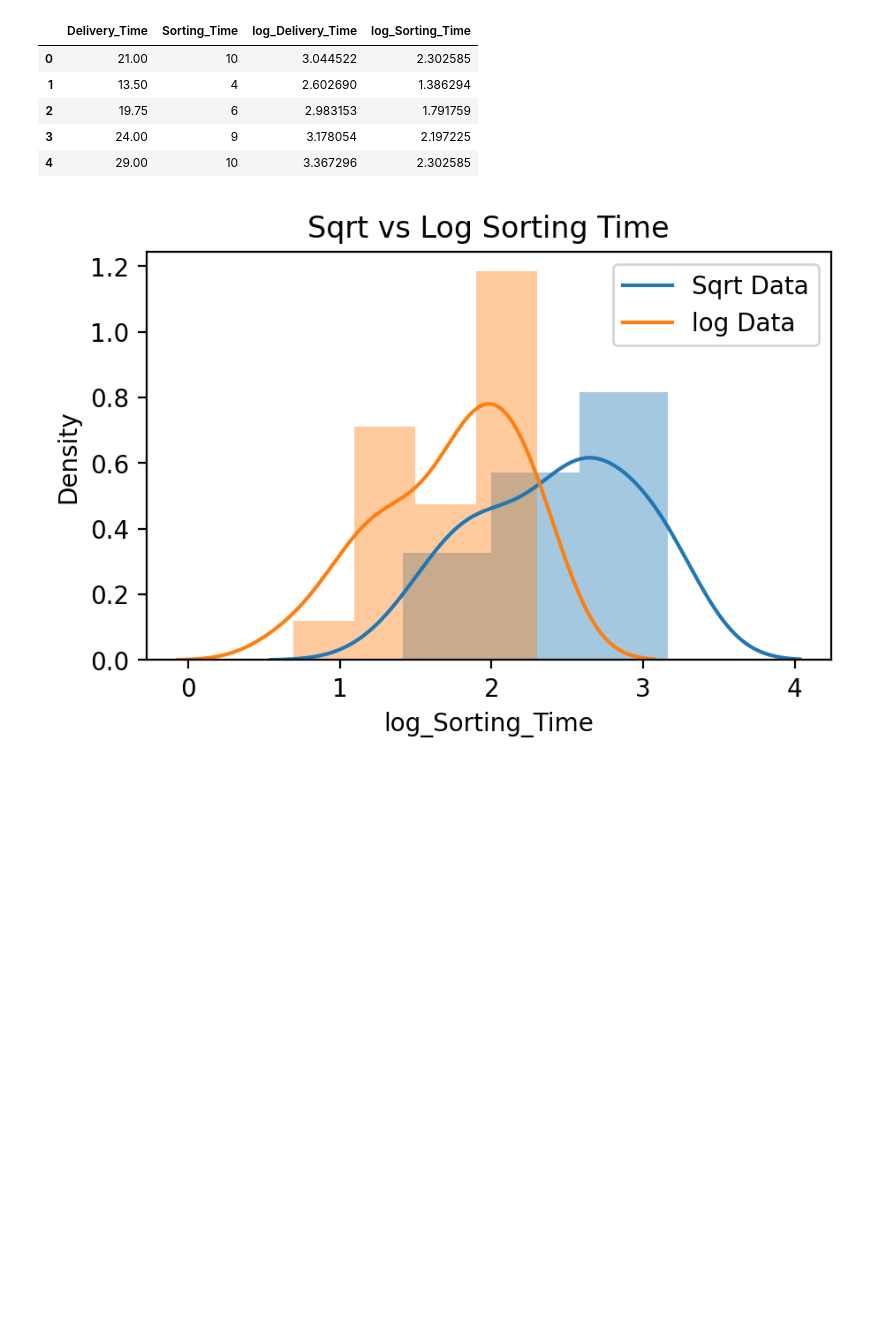
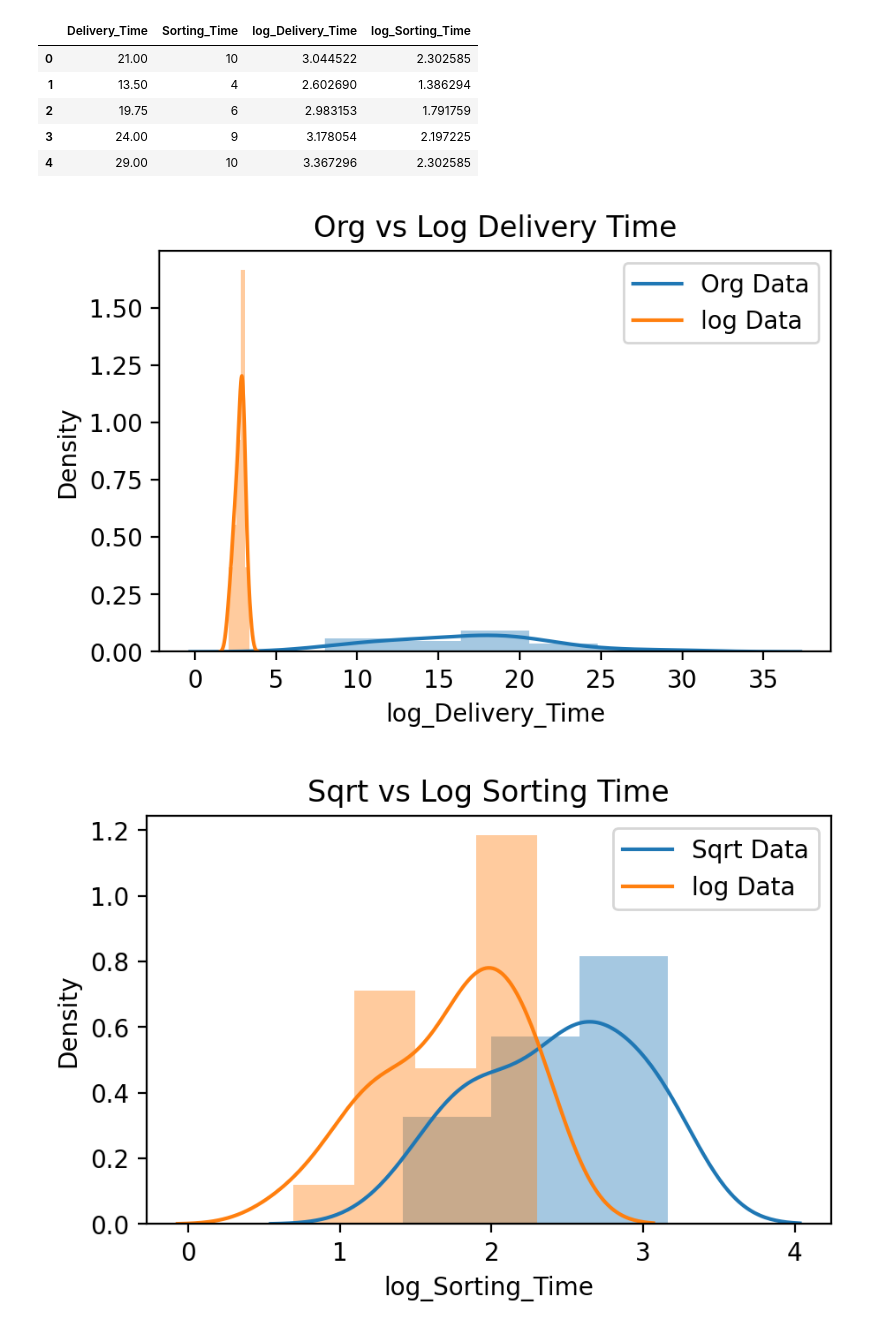
Before and after one commit to kunal-mallick/Data-Science-Assignments, a Jupyter notebook: 04_Simple Linear Regression/Code/Q1.ipynb, the cells around one changed output. Drawn from its saved outputs; the diff is of its cells as text; code cells hidden in the pictures; blank space fills up the shorter version.

Commit message:
Added original vs log distplot

```diff
--- a/04_Simple Linear Regression/Code/Q1.ipynb
+++ b/04_Simple Linear Regression/Code/Q1.ipynb
@@ -127,6 +127,15 @@ df.head()
 | 2 | 19.75 | 6 | 2.983153 | 1.791759 |
 | 3 | 24.00 | 9 | 3.178054 | 2.197225 |
 | 4 | 29.00 | 10 | 3.367296 | 2.302585 |
+# %%
+labels = ['Org Data','log Data']
+sns.distplot(df['Delivery_Time'])
+sns.distplot(df['log_Delivery_Time'])
+plt.title('Org vs Log Delivery Time')
+plt.legend(labels)
+plt.show()
+# %% [output]
+[figure, added]
 # %%
 labels = ['Sqrt Data','log Data']
 sns.distplot(df['sqrt_Sorting_Time'])
```
Also changed, not shown: parts of 1 cell of this notebook.
